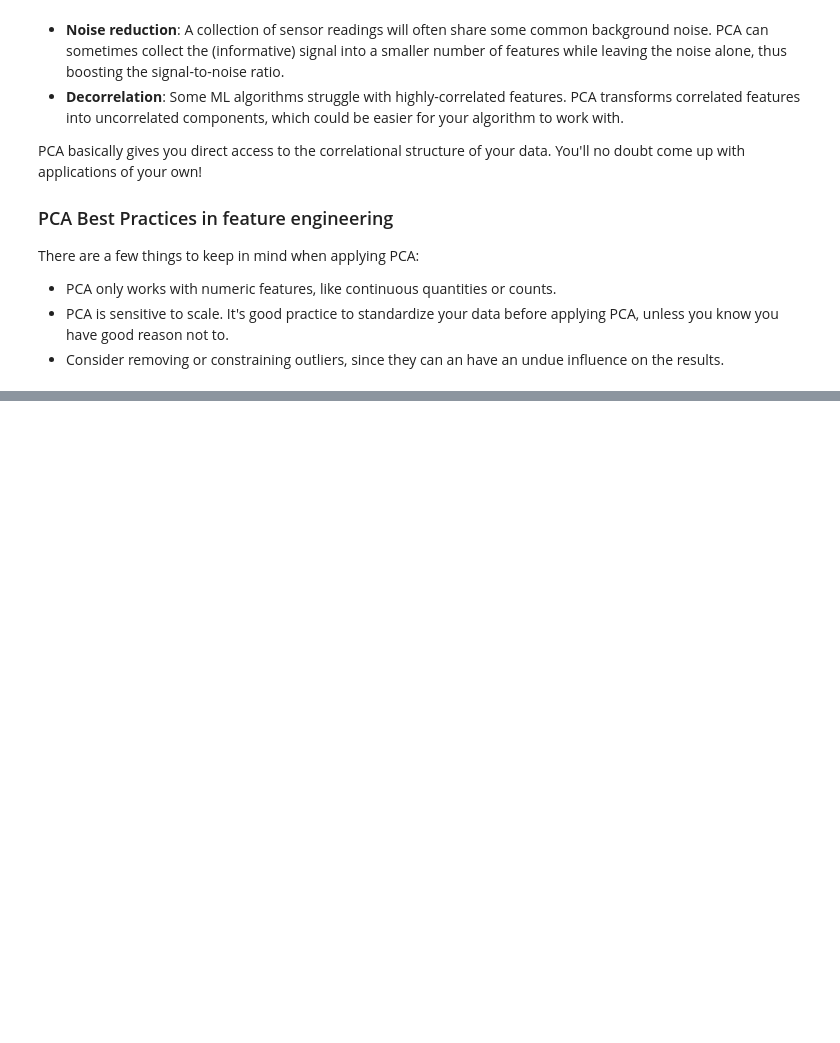
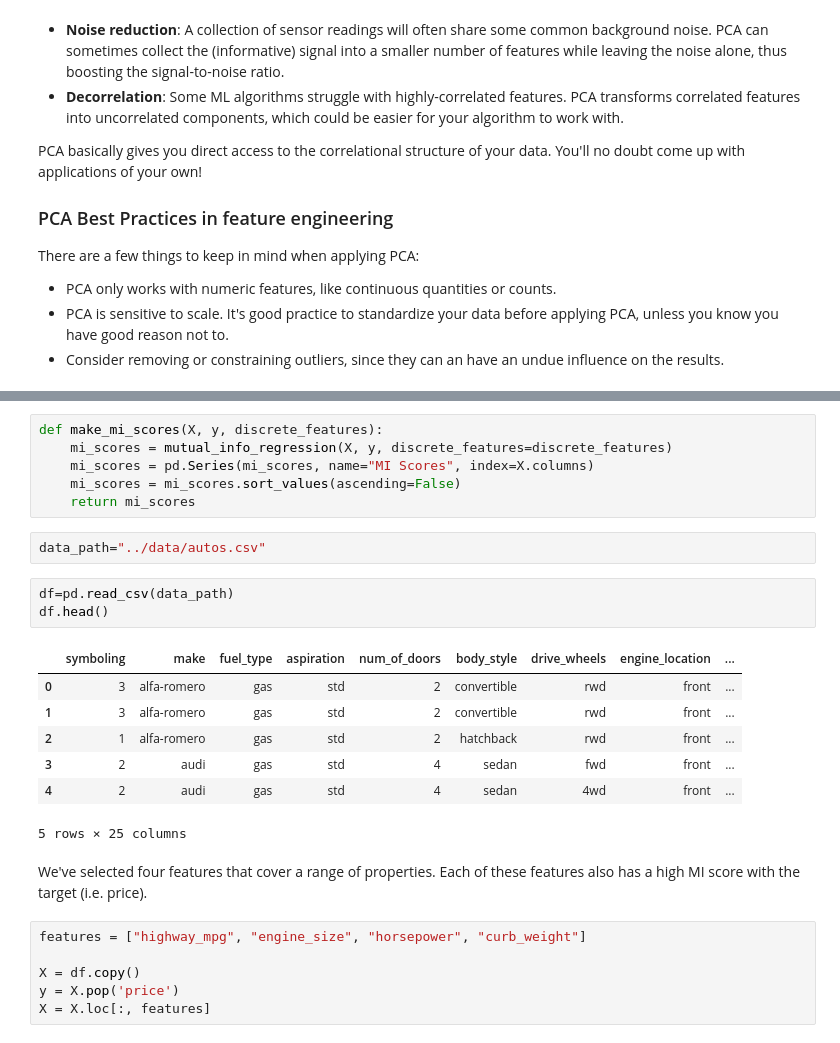
Before and after one commit to pengfei99/FeatureEngineering, a Jupyter notebook: notebooks/05.Principal_Component_Analysis.ipynb, the cells around one changed output, grey strips where cells are left out. Saved outputs shown, nothing was run; the diff lists cells and outputs as text; blank space fills up the shorter version.

```diff
--- a/notebooks/05.Principal_Component_Analysis.ipynb
+++ b/notebooks/05.Principal_Component_Analysis.ipynb
@@ -71,0 +117,27 @@ There are a few things to keep in mind when applying PCA:
+# %%
+def make_mi_scores(X, y, discrete_features):
+    mi_scores = mutual_info_regression(X, y, discrete_features=discrete_features)
+    mi_scores = pd.Series(mi_scores, name="MI Scores", index=X.columns)
+    mi_scores = mi_scores.sort_values(ascending=False)
+    return mi_scores
+# %%
+data_path="../data/autos.csv"
+# %%
+df=pd.read_csv(data_path)
+df.head()
+# %% [output]
+|  | symboling | make | fuel_type | aspiration | num_of_doors | body_style | drive_wheels | engine_location | ... |
+| 0 | 3 | alfa-romero | gas | std | 2 | convertible | rwd | front | ... |
+| 1 | 3 | alfa-romero | gas | std | 2 | convertible | rwd | front | ... |
+| 2 | 1 | alfa-romero | gas | std | 2 | hatchback | rwd | front | ... |
+| 3 | 2 | audi | gas | std | 4 | sedan | fwd | front | ... |
+| 4 | 2 | audi | gas | std | 4 | sedan | 4wd | front | ... |
+5 rows × 25 columns
+# %% [markdown]
+We've selected four features that cover a range of properties. Each of these features also has a high MI score with the target (i.e. price).
+# %%
+features = ["highway_mpg", "engine_size", "horsepower", "curb_weight"]
+
+X = df.copy()
+y = X.pop('price')
+X = X.loc[:, features]
```
Also changed, not shown: parts of 20 cells of this notebook.
